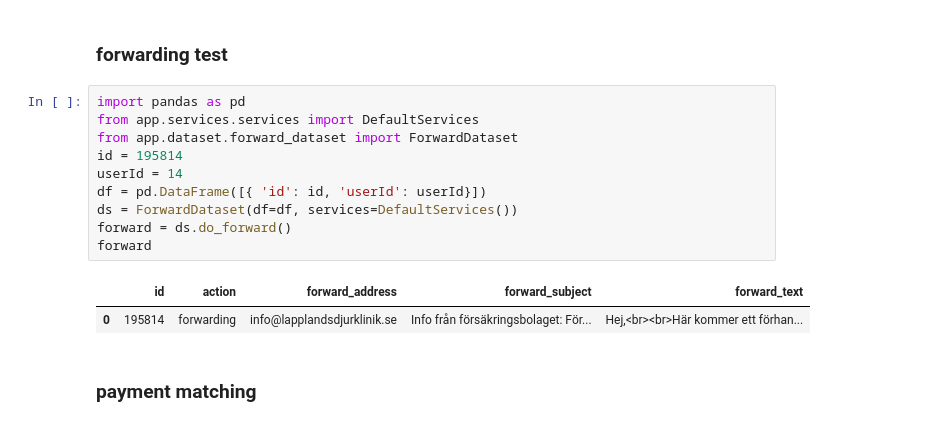
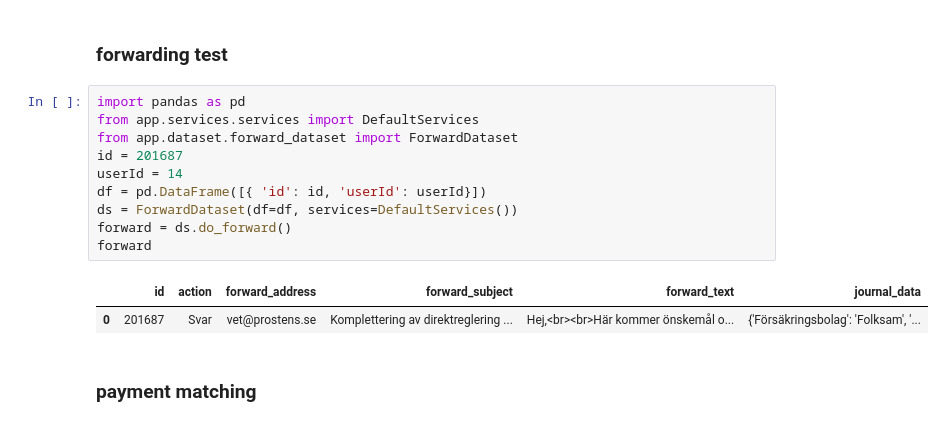
Before and after one commit to Jacque008/email_fastAPI, a Jupyter notebook: test.ipynb, the cells around one changed output. Drawn from its saved outputs; the diff is of its cells as text.

```diff
--- a/test.ipynb
+++ b/test.ipynb
@@ -56,16 +55,16 @@ all_records: 858, auto_categorized: 810, 94.41%, manual: 48, 5.59%,
 # %%
 import pandas as pd
 from app.services.services import DefaultServices
 from app.dataset.forward_dataset import ForwardDataset
-id = 195814
+id = 201687
 userId = 14
 df = pd.DataFrame([{ 'id': id, 'userId': userId}])
 ds = ForwardDataset(df=df, services=DefaultServices())
 forward = ds.do_forward()
 forward
 # %% [output]
-|  | id | action | forward_address | forward_subject | forward_text |
-| 0 | 195814 | forwarding | info@lapplandsdjurklinik.se | Info från försäkringsbolaget: För... | Hej,<br><br>Här kommer ett förhan... |
+|  | id | action | forward_address | forward_subject | forward_text | journal_data |
+| 0 | 201687 | Svar | vet@prostens.se | Komplettering av direktreglering ... | Hej,<br><br>Här kommer önskemål o... | {'Försäkringsbolag': 'Folksam', '... |
 # %% [markdown]
 ### payment matching
 # %%
```
Also changed, not shown: parts of 26 cells of this notebook, 22 other files.
